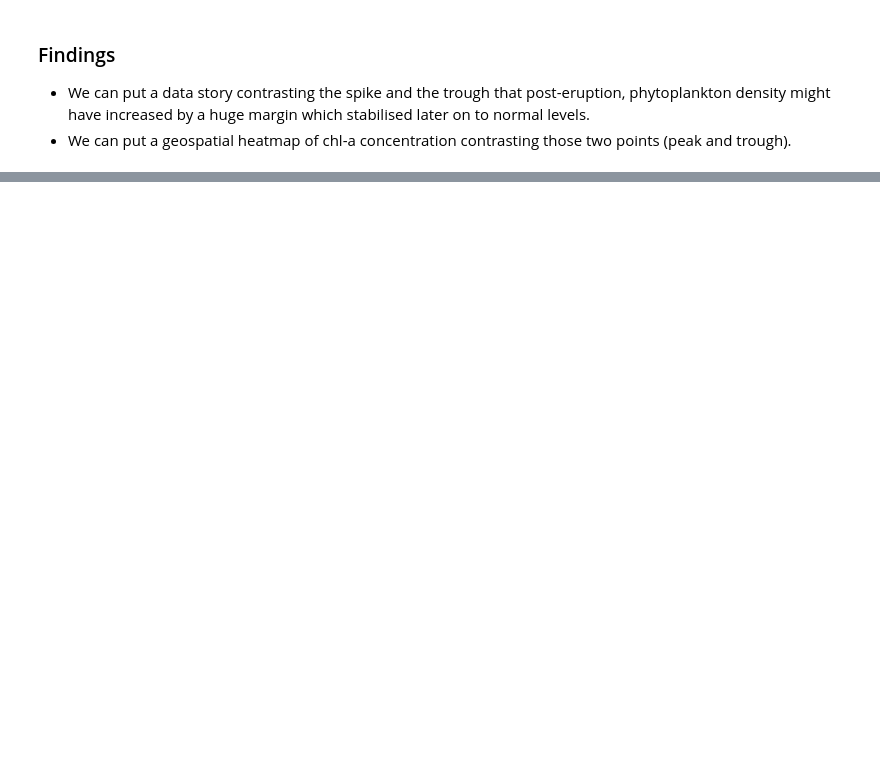
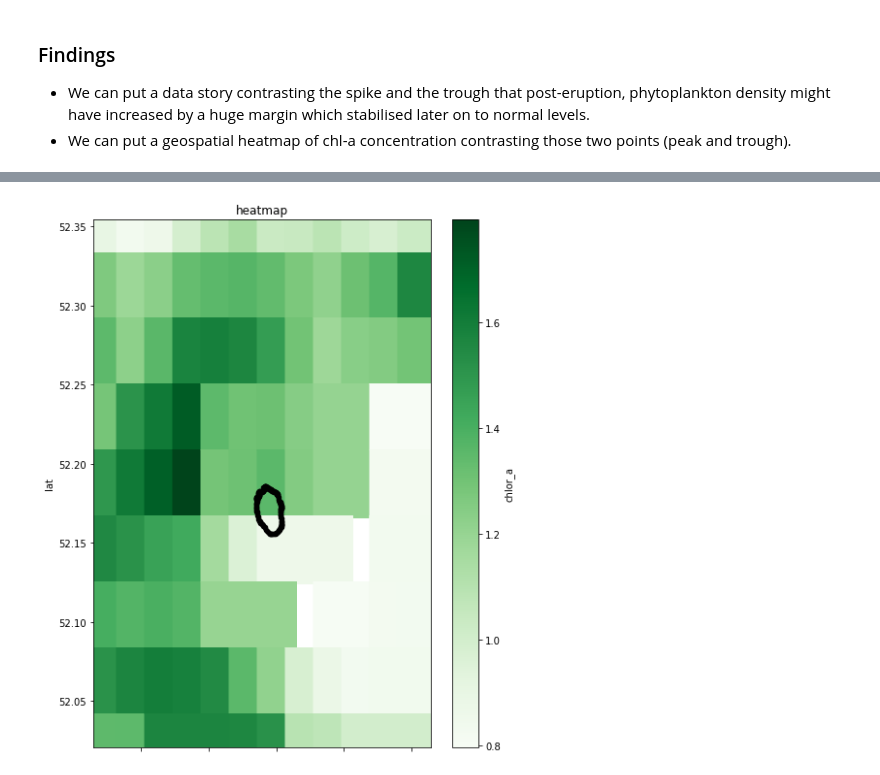
Before and after one commit to ayushanand18/kasatochi-island, a Jupyter notebook: notebooks/findings/chlorophyll-a-time-series.ipynb, the cells around one changed output, grey strips where cells are left out. Drawn from its saved outputs; the diff is of its cells as text; code cells hidden in the pictures; blank space fills up the shorter version.

Commit message:
Kaggle Notebook | chlorophyll-a-time-series | Version 3

```diff
--- a/notebooks/findings/chlorophyll-a-time-series.ipynb
+++ b/notebooks/findings/chlorophyll-a-time-series.ipynb
@@ -179,0 +416,5 @@ plt.show()
+# %%
+temp = chl_df[chl_df["time"] == '2008-08-16T00:00:00Z']
+temp.loc[:, "longitude"] = temp.loc[:, "longitude"].astype(float)
+temp.loc[:, "latitude"] = temp.loc[:, "latitude"].astype(float)
+temp.loc[:, "chlor_a"] = temp.loc[:, "chlor_a"].astype(float)
@@ -179,0 +432,19 @@ plt.show()
+# %%
+verts = list(zip([-0.041656494140625, 0.041656494140625, 0.041656494140625, -0.041656494140625],[-0.041656494140625, -0.041656494140625, 0.041656494140625, 0.041656494140625]))
+
+ax = temp.plot.scatter(x = "longitude",
+                       y = "latitude",
+                       c = "chlor_a",
+                       cmap="Greens",
+                       marker = verts,
+                       s = [69.456494140625**2]*len(chl_df[chl_df["time"] == '2008-08-16T00:00:00Z']),
+                       colorbar = True
+                      )
+ks.plot.scatter(x = "lon", y="lat", color="black", figsize=(7.8,10), ax = ax)
+plt.xlim([chl_df.longitude.loc[1:].astype(float).min(), chl_df.longitude.loc[1:].astype(float).max()])
+plt.ylim([chl_df.latitude.loc[1:].astype(float).min(), chl_df.latitude.loc[1:].astype(float).max()])
+plt.xlabel("lon")
+plt.title("heatmap")
+plt.show()
+# %% [output]
+[figure, added]
```
Also changed, not shown: parts of 15 cells of this notebook.
